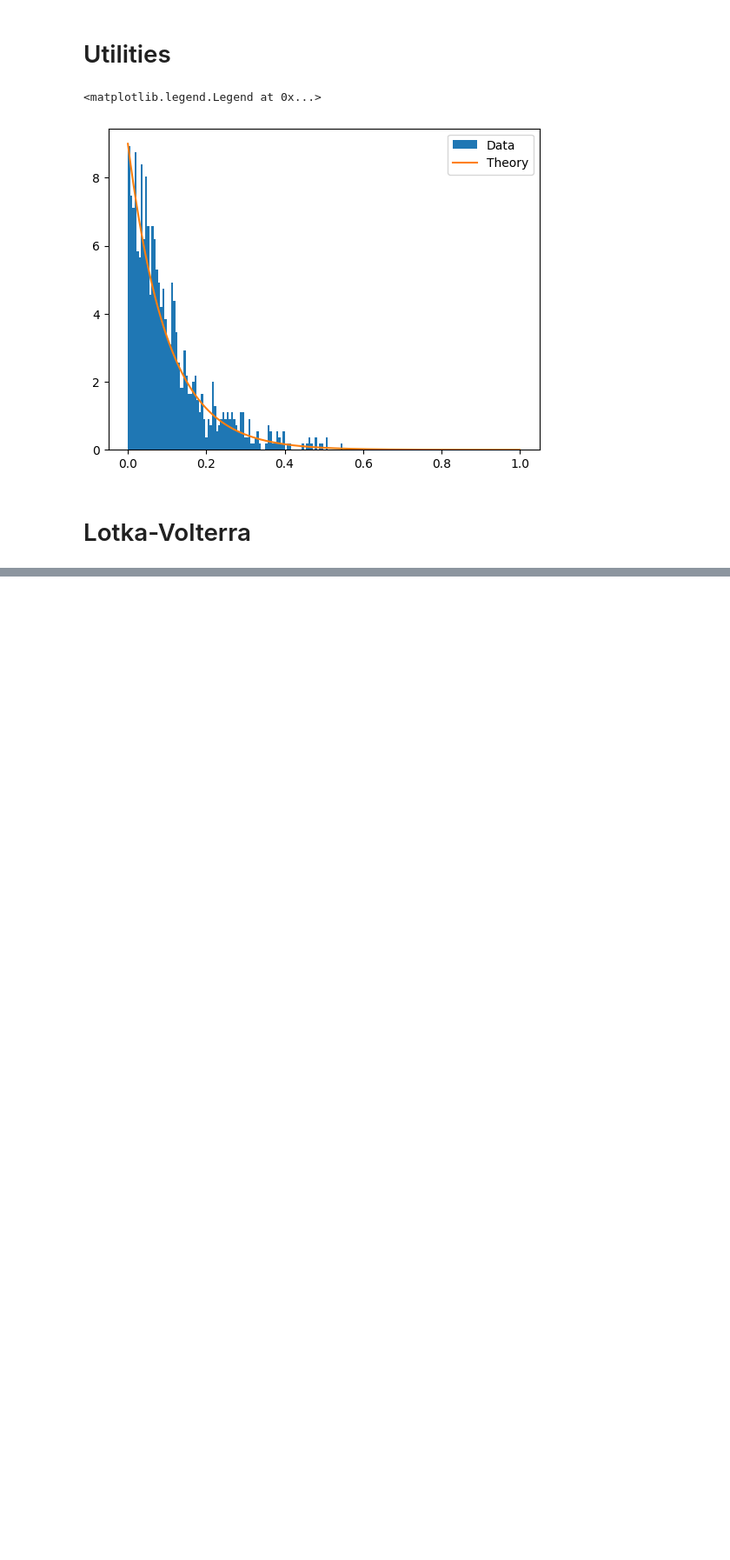
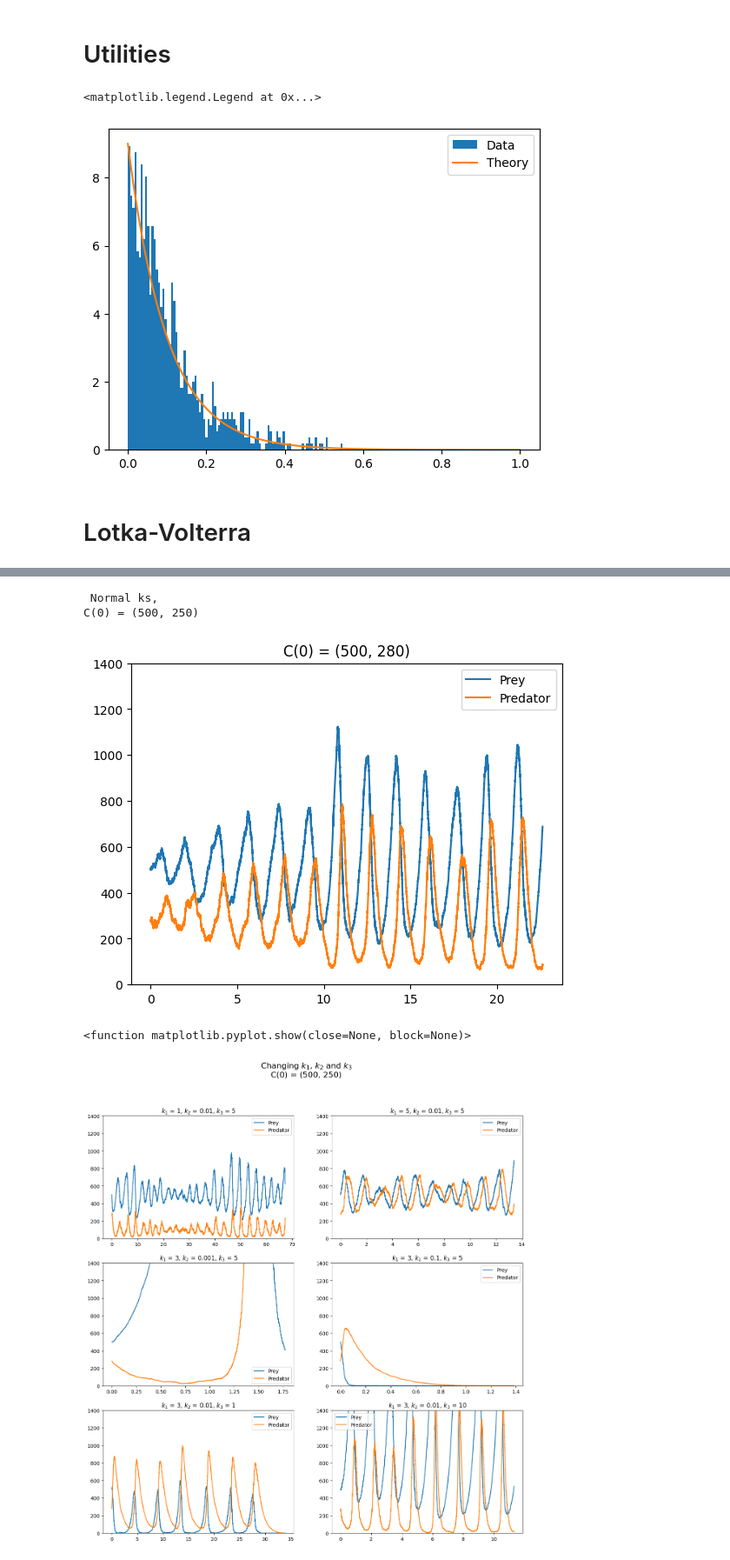
Before and after one commit to ivergro/Soft-Matter-Physics, a Jupyter notebook: Exercise_8_CTMP/results.ipynb, the cells around one changed output, grey strips where cells are left out. Shown at 87% size. Cells and saved outputs as stored; diff of their text form; code cells hidden in the pictures; blank space fills up the shorter version.

```diff
--- a/Exercise_8_CTMP/results.ipynb
+++ b/Exercise_8_CTMP/results.ipynb
@@ -53,0 +97,37 @@ plot_data(500,280,100000)
+# %%
+def plot_data_ks(k1, k2, k3, ax):
+    steps = 100000
+    x = steps
+    k1_str = "{:.6f}".format(k1)
+    k2_str = "{:.6f}".format(k2)
+    k3_str = "{:.6f}".format(k3)
+    filepath = f"data/change_ks/prey=500_pred=280/k1={k1_str}_k2={k2_str}_k3={k3_str}_steps="+str(steps)+"/"
+    A1_vec = np.array(load_vector(filepath+"A1"))[:x]
+    A2_vec = np.array(load_vector(filepath+"A2"))[:x]
+    t_vec  = np.array(load_vector(filepath+"ts"))[:x]
+
+    ax.plot(t_vec, A1_vec, label="Prey")
+    ax.plot(t_vec, A2_vec, label="Predator")
+    ax.set_title(r"$k_1$ = {}, $k_2$ = {}, $k_3$ = {}".format(k1, k2, k3))
+    ax.legend()
+    ax.set_ylim(0,1400)
+print(f"Normal ks, \nC(0) = (500, 250)")
+plot_data(500,280,100000)
+
+fig, axes = plt.subplots(3, 2, figsize=(15, 15))
+
+fig.suptitle(r"Changing $k_1$, $k_2$ and $k_3$" + f"\nC(0) = (500, 250)", fontsize=16)
+plot_data_ks(1, 0.01, 5, axes[0][0])
+plot_data_ks(5, 0.01, 5, axes[0][1])
+plot_data_ks(3, 0.001, 5, axes[1][0])
+plot_data_ks(3, 0.1, 5, axes[1][1])
+plot_data_ks(3, 0.01, 1, axes[2][0])
+plot_data_ks(3, 0.01, 10, axes[2][1])
+
+plt.show
+# %% [output]
+ Normal ks,
+C(0) = (500, 250)
+[figure, added]
+<function matplotlib.pyplot.show(close=None, block=None)>
+[figure, added]
```
Also changed, not shown: parts of 8 cells of this notebook, 3 other files.
